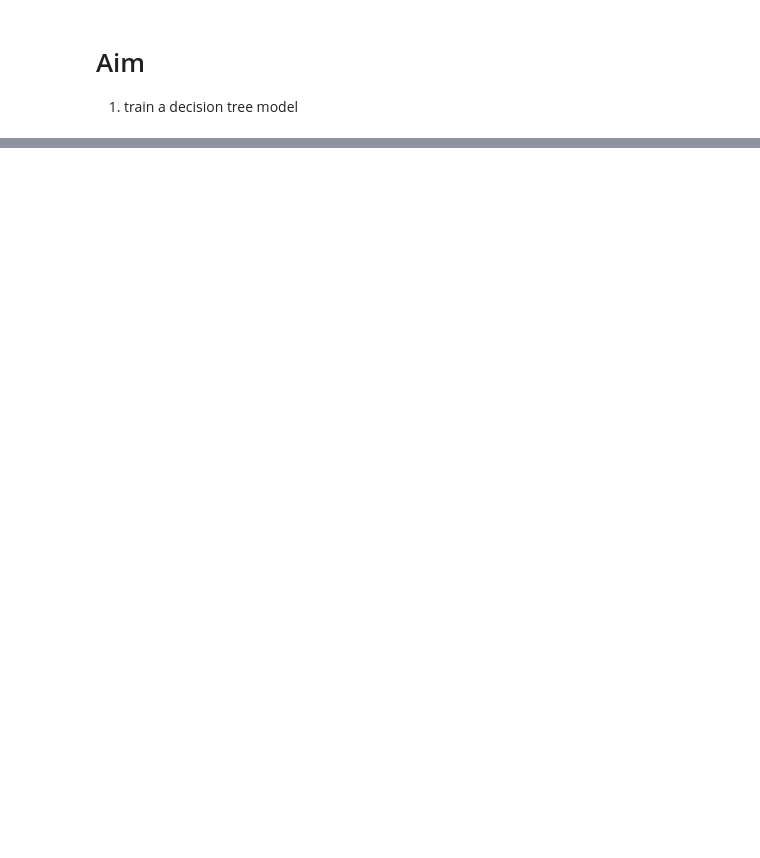
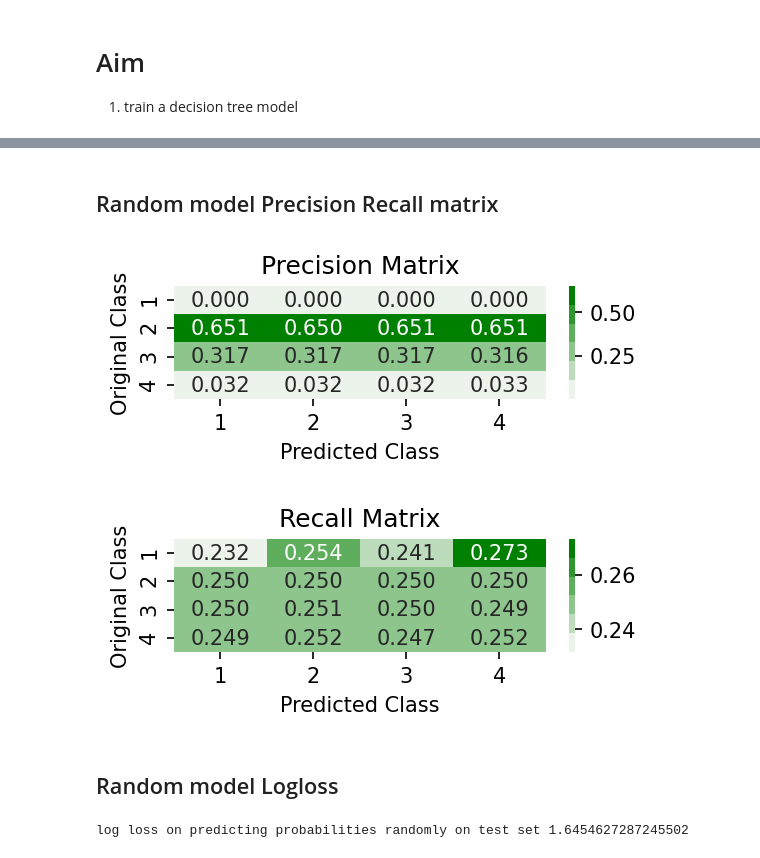
Before and after one commit to sagarsrc/accident-detection, a Jupyter notebook: notebooks/009_Modelling_Dtrees.ipynb, the cells around one changed output, grey strips where cells are left out. Saved outputs shown, nothing was run; the diff lists cells and outputs as text; code cells hidden in the pictures; blank space fills up the shorter version.

```diff
--- a/notebooks/009_Modelling_Dtrees.ipynb
+++ b/notebooks/009_Modelling_Dtrees.ipynb
@@ -17,0 +158,25 @@ df_test = pd.read_pickle(f"{DATA_ROOT}/test/model/data.pkl")
+# %%
+k_train = x_train.shape[0]
+y_train_pred_random = np.random.randint(low=1, high=5, size=k_train)
+# %% [markdown]
+## Random model Precision Recall matrix
+# %%
+plot_pr_matrix_heatmaps(y_train, y_train_pred_random)  # on train set
+# %% [output]
+[figure, added]
+[figure, added]
+# %% [markdown]
+## Random model Logloss
+# %%
+random_log_loss_train = log_loss(
+    y_train,
+    [np.random.rand(1, 4)[0] for i in range(y_train.shape[0])],
+    labels=[1, 2, 3, 4],
+)  # on train set
+
+
+print(
+    f"log loss on predicting probabilities randomly on test set {random_log_loss_train}"
+)
+# %% [output]
+log loss on predicting probabilities randomly on test set 1.6454627287245502
```
Also changed, not shown: parts of 69 cells of this notebook.
